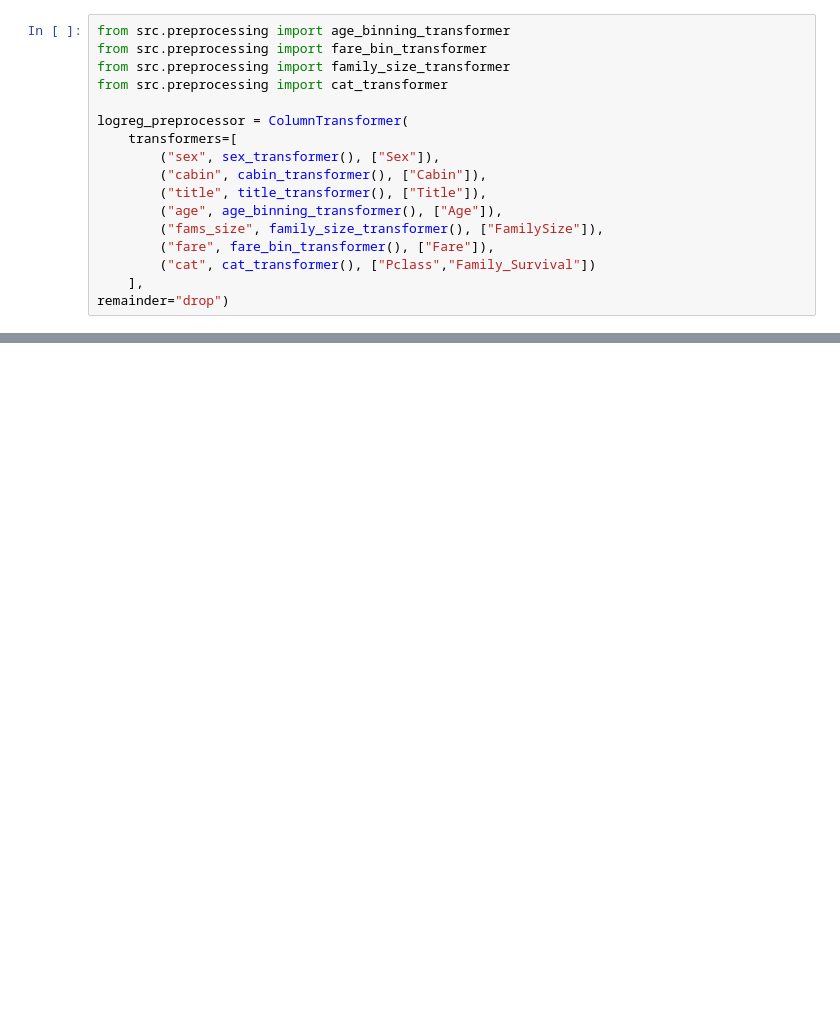
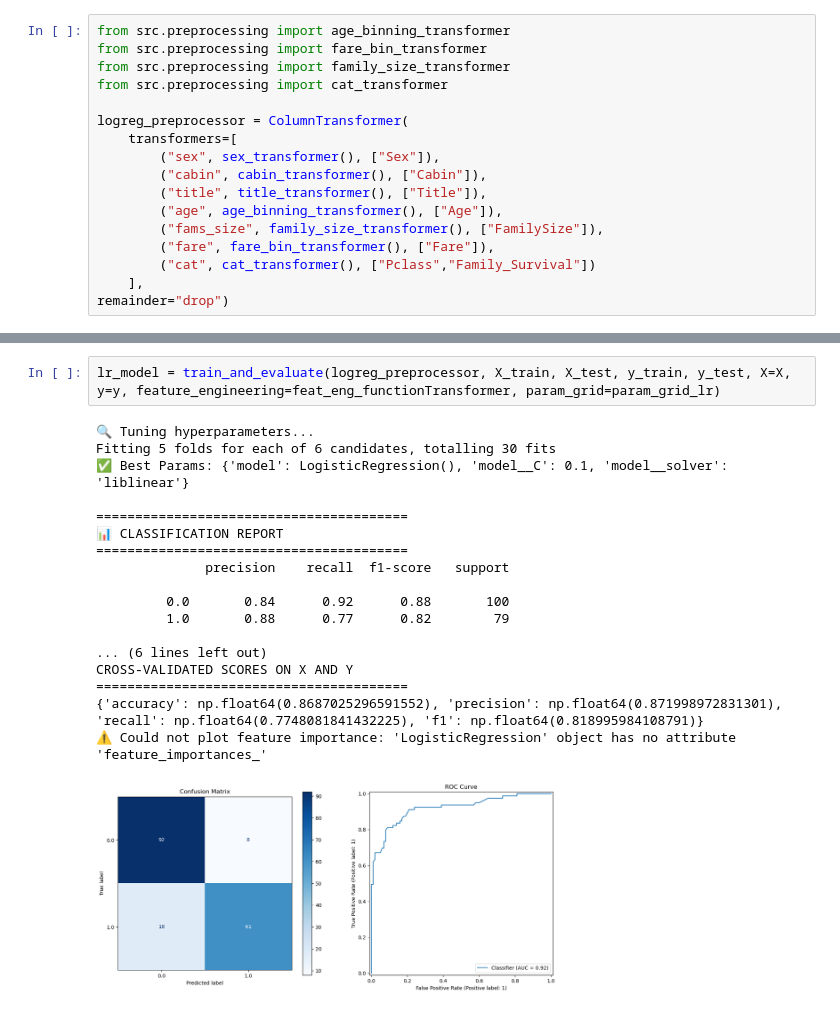
Before and after one commit to Jobo0/titanic-ensemble-classifier, a Jupyter notebook: 02_Final_Pipeline.ipynb, the cells around one changed output, grey strips where cells are left out. Saved outputs shown, nothing was run; the diff lists cells and outputs as text; blank space fills up the shorter version.

```diff
--- a/02_Final_Pipeline.ipynb
+++ b/02_Final_Pipeline.ipynb
@@ -232,0 +277,21 @@ param_grid_lr = [
+# %%
+lr_model = train_and_evaluate(logreg_preprocessor, X_train, X_test, y_train, y_test, X=X, y=y, feature_engineering=feat_eng_functionTransformer, param_grid=param_grid_lr)
+# %% [output]
+🔍 Tuning hyperparameters...
+Fitting 5 folds for each of 6 candidates, totalling 30 fits
+✅ Best Params: {'model': LogisticRegression(), 'model__C': 0.1, 'model__solver': 'liblinear'}
+
+========================================
+📊 CLASSIFICATION REPORT
+========================================
+              precision    recall  f1-score   support
+
+         0.0       0.84      0.92      0.88       100
+         1.0       0.88      0.77      0.82        79
+
+... (6 lines left out)
+CROSS-VALIDATED SCORES ON X AND Y
+========================================
+{'accuracy': np.float64(0.8687025296591552), 'precision': np.float64(0.871998972831301), 'recall': np.float64(0.7748081841432225), 'f1': np.float64(0.818995984108791)}
+⚠️ Could not plot feature importance: 'LogisticRegression' object has no attribute 'feature_importances_'
+[figure, added]
```
Also changed, not shown: parts of 17 cells of this notebook, 3 other files.
